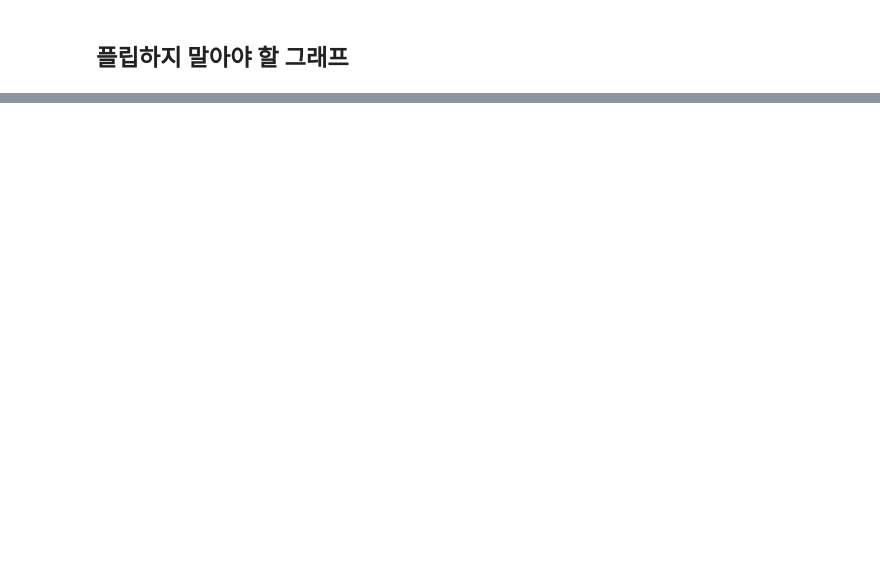
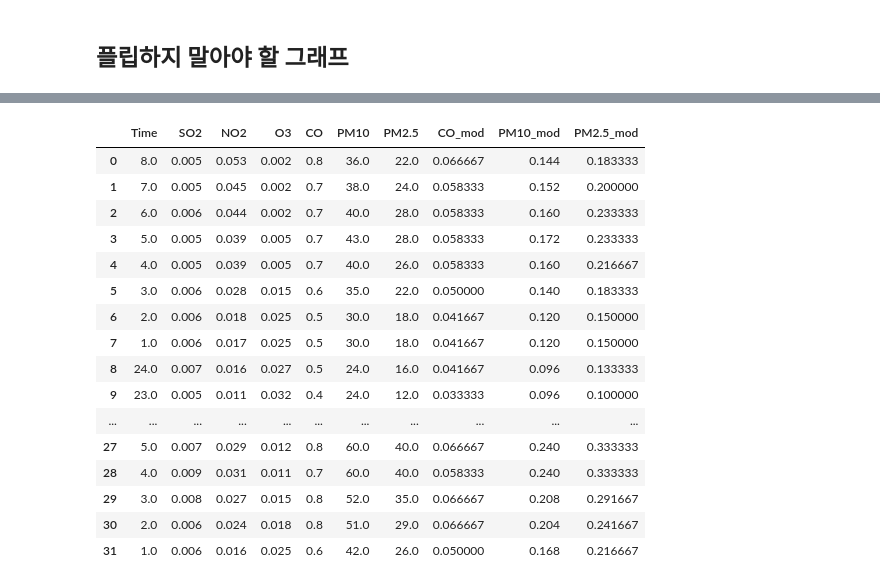
Before and after one commit to onitonitonito/web_beautifulsoup_scrapping, a Jupyter notebook: _jupyter_notebook/air_incheon_bs4_r01.ipynb, the cells around one changed output, grey strips where cells are left out. Drawn from its saved outputs; the diff is of its cells as text; code cells hidden in the pictures; blank space fills up the shorter version.

```diff
--- a/_jupyter_notebook/air_incheon_bs4_r01.ipynb
+++ b/_jupyter_notebook/air_incheon_bs4_r01.ipynb
@@ -272,0 +301,20 @@ df.to_csv('air_incheon.csv', sep=',', encoding='utf-8')
+# %%
+df
+# %% [output]
+|  | Time | SO2 | NO2 | O3 | CO | PM10 | PM2.5 | CO_mod | PM10_mod | PM2.5_mod |
+| 0 | 8.0 | 0.005 | 0.053 | 0.002 | 0.8 | 36.0 | 22.0 | 0.066667 | 0.144 | 0.183333 |
+| 1 | 7.0 | 0.005 | 0.045 | 0.002 | 0.7 | 38.0 | 24.0 | 0.058333 | 0.152 | 0.200000 |
+| 2 | 6.0 | 0.006 | 0.044 | 0.002 | 0.7 | 40.0 | 28.0 | 0.058333 | 0.160 | 0.233333 |
+| 3 | 5.0 | 0.005 | 0.039 | 0.005 | 0.7 | 43.0 | 28.0 | 0.058333 | 0.172 | 0.233333 |
+| 4 | 4.0 | 0.005 | 0.039 | 0.005 | 0.7 | 40.0 | 26.0 | 0.058333 | 0.160 | 0.216667 |
+| 5 | 3.0 | 0.006 | 0.028 | 0.015 | 0.6 | 35.0 | 22.0 | 0.050000 | 0.140 | 0.183333 |
+| 6 | 2.0 | 0.006 | 0.018 | 0.025 | 0.5 | 30.0 | 18.0 | 0.041667 | 0.120 | 0.150000 |
+| 7 | 1.0 | 0.006 | 0.017 | 0.025 | 0.5 | 30.0 | 18.0 | 0.041667 | 0.120 | 0.150000 |
+| 8 | 24.0 | 0.007 | 0.016 | 0.027 | 0.5 | 24.0 | 16.0 | 0.041667 | 0.096 | 0.133333 |
+| 9 | 23.0 | 0.005 | 0.011 | 0.032 | 0.4 | 24.0 | 12.0 | 0.033333 | 0.096 | 0.100000 |
+| ... | ... | ... | ... | ... | ... | ... | ... | ... | ... | ... |
+| 27 | 5.0 | 0.007 | 0.029 | 0.012 | 0.8 | 60.0 | 40.0 | 0.066667 | 0.240 | 0.333333 |
+| 28 | 4.0 | 0.009 | 0.031 | 0.011 | 0.7 | 60.0 | 40.0 | 0.058333 | 0.240 | 0.333333 |
+| 29 | 3.0 | 0.008 | 0.027 | 0.015 | 0.8 | 52.0 | 35.0 | 0.066667 | 0.208 | 0.291667 |
+| 30 | 2.0 | 0.006 | 0.024 | 0.018 | 0.8 | 51.0 | 29.0 | 0.066667 | 0.204 | 0.241667 |
+| 31 | 1.0 | 0.006 | 0.016 | 0.025 | 0.6 | 42.0 | 26.0 | 0.050000 | 0.168 | 0.216667 |
```
Also changed, not shown: parts of 11 cells of this notebook, 2 other files.
